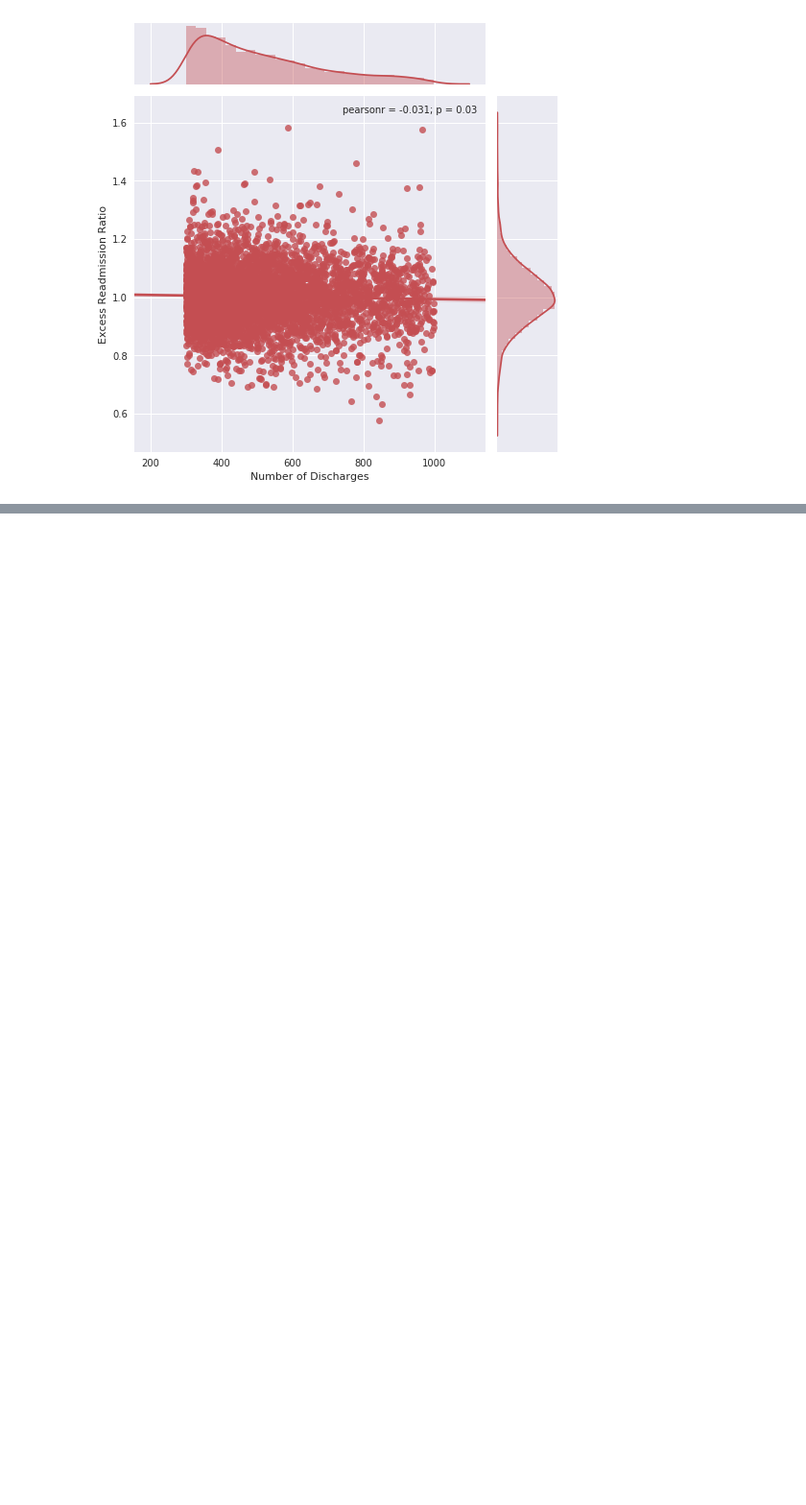
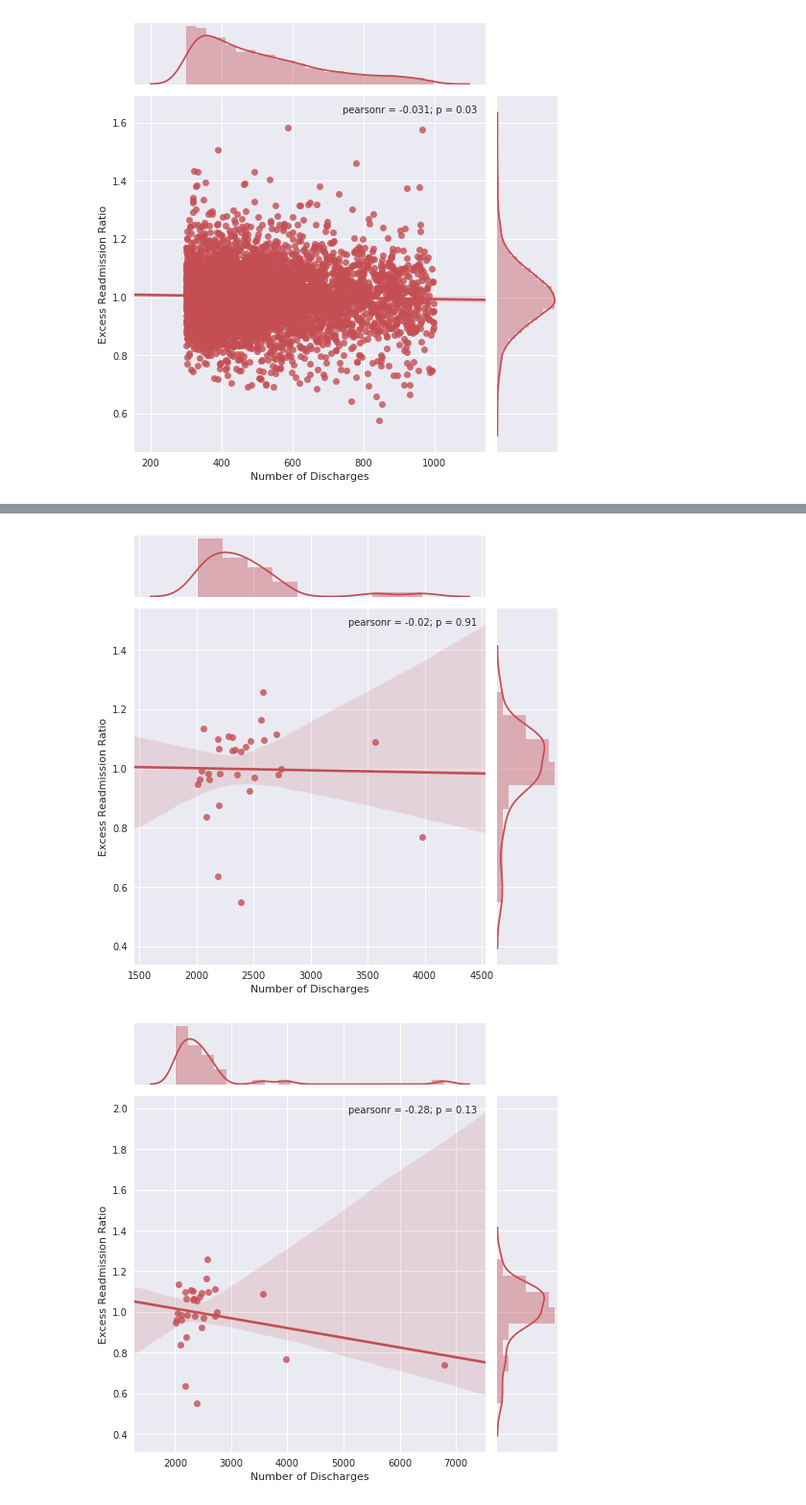
Before and after one commit to SethDKelly/Springboard, a Jupyter notebook: sec8_2/hospital_readmit/sliderule_dsi_inferential_statistics_exercise_3.ipynb, the cells around one changed output, grey strips where cells are left out. Shown at 96% size. Drawn from its saved outputs; the diff is of its cells as text; code cells hidden in the pictures; blank space fills up the shorter version.

```diff
--- a/sec8_2/hospital_readmit/sliderule_dsi_inferential_statistics_exercise_3.ipynb
+++ b/sec8_2/hospital_readmit/sliderule_dsi_inferential_statistics_exercise_3.ipynb
@@ -261,0 +346,12 @@ plt.show()
+# %%
+# scatterplot, correlation coefficient, p-value
+sns.set(style="darkgrid", color_codes=True)
+sns.jointplot('Number of Discharges', 'Excess Readmission Ratio', data=huge_cap1,
+              kind='reg', color='r', size=7)
+sns.set(style="darkgrid", color_codes=True)
+sns.jointplot('Number of Discharges', 'Excess Readmission Ratio', data=huge_cap2,
+              kind='reg', color='r', size=7)
+plt.show()
+# %% [output]
+[figure, added]
+[figure, added]
```
Also changed, not shown: parts of 12 cells of this notebook.
